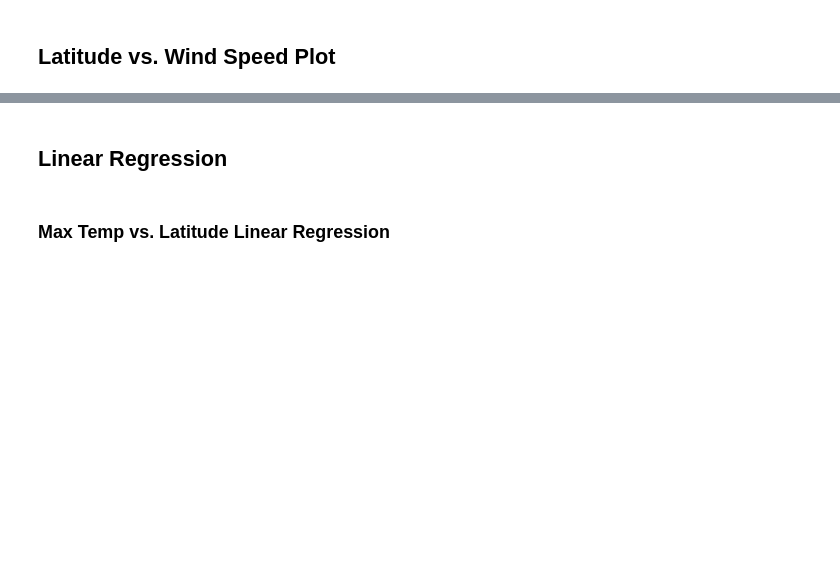
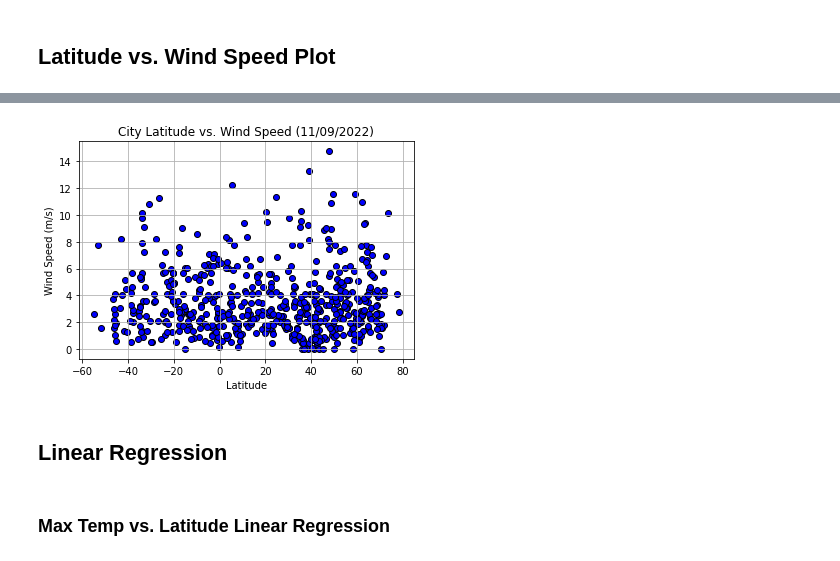
Before and after one commit to AnamKhalid09/python-api-challenge, a Jupyter notebook: WeatherPy/WeatherPy.ipynb, the cells around one changed output, grey strips where cells are left out. Cells and saved outputs as stored; diff of their text form; code cells hidden in the pictures; blank space fills up the shorter version.

```diff
--- a/WeatherPy/WeatherPy.ipynb
+++ b/WeatherPy/WeatherPy.ipynb
@@ -191,2 +286,19 @@ Int64Index([], dtype='int64')
+# %%
+# scatter plot
+plt.scatter(weather_data_df["Lat"], weather_data_df["Wind Speed"], facecolors="blue", marker="o", edgecolor="black")
+
+# axis title and labels
+plt.title("City Latitude vs. Wind Speed (11/09/2022)")
+plt.ylabel("Wind Speed (m/s)")
+plt.xlabel("Latitude")
+plt.grid(True)
+
+# saving figure
+plt.savefig("../WeatherPy/City Latitude vs. Wind Speed.png")
+
+# showing plot
+plt.show()
+# %% [output]
+[figure, added]
 # %% [markdown]
 ## Linear Regression
```
Also changed, not shown: parts of 37 cells of this notebook, 13 other files.
